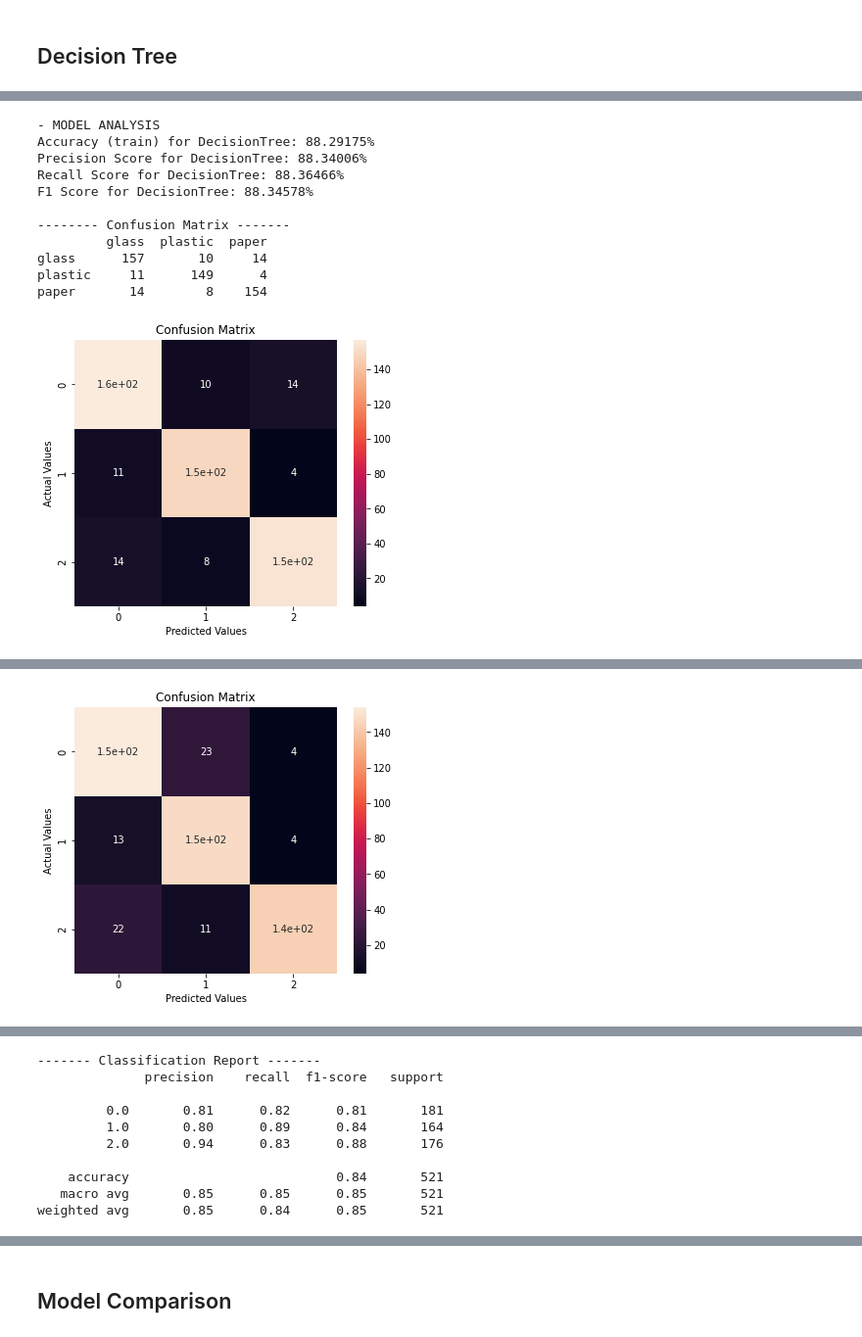
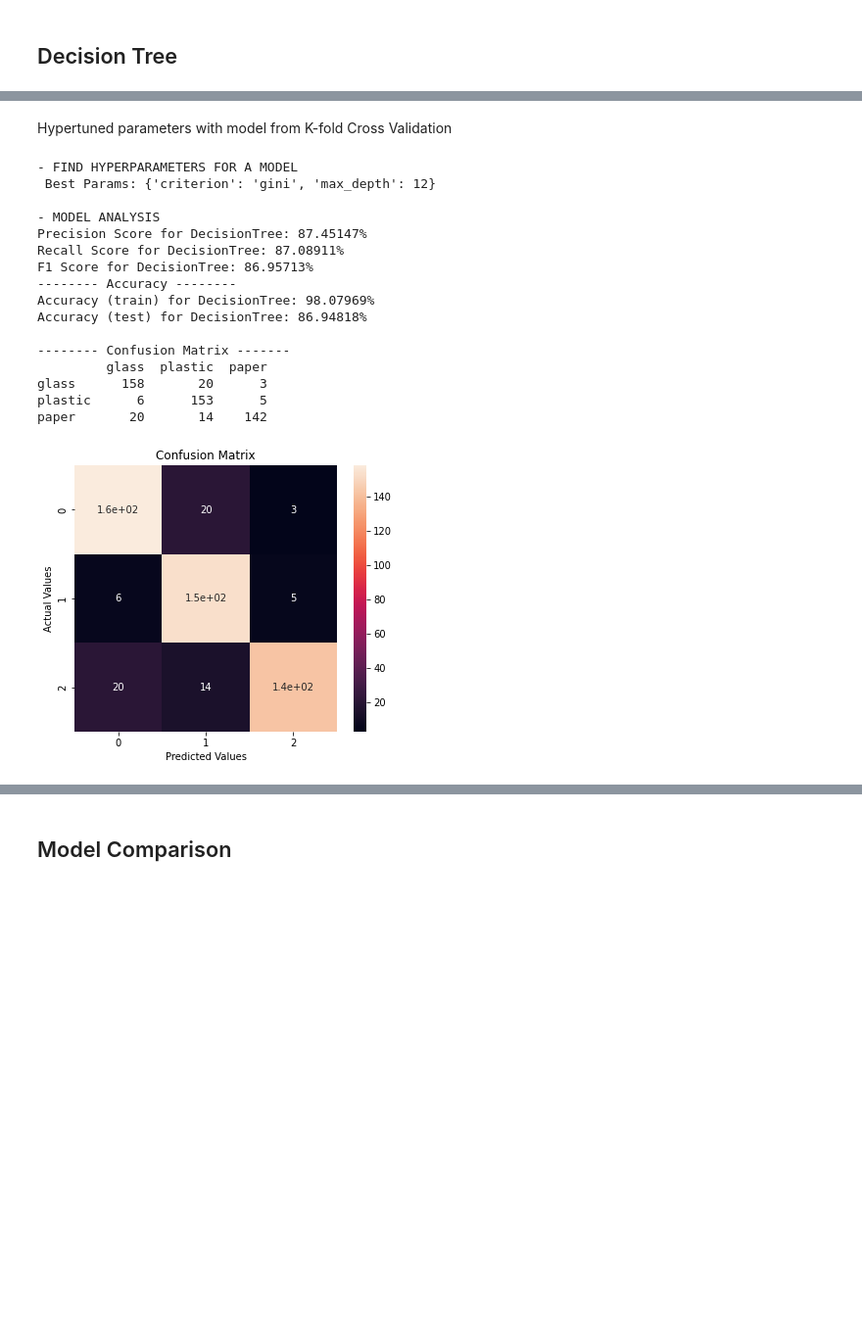
Before and after one commit to pedromonteiro01/garbage_classification, a Jupyter notebook: project/main.ipynb, the cells around one changed output, grey strips where cells are left out. Shown at 98% size. Cells and saved outputs as stored; diff of their text form; code cells hidden in the pictures; blank space fills up the shorter version.

```diff
--- a/project/main.ipynb
+++ b/project/main.ipynb
@@ -366,0 +452,13 @@ weighted avg       0.77      0.77      0.77       521
+# %%
+mlp_parameters = {
+    'hidden_layer_sizes': [(30,), (40,)],
+    'max_iter': [100, 200],
+    'activation': ['relu', 'logistic'],
+    'solver': ['adam'],
+    'alpha': [0.3, 0.5, 0.8],
+    'learning_rate': ['constant', 'adaptative'],
+}
+
+hyper_mlp_parameters = hyperparameters(kfmodel, mlp_parameters , X_train, y_train)
+kfmodel.set_params(**hyper_mlp_parameters)
+model_train(kfmodel,'NN Hypertuned parameters', X_train, y_train, X_test, y_test)
@@ -404,0 +545,3 @@ weighted avg       0.94      0.94      0.94       521
+# %%
+kfmodel = kfold(model, 5, X_train, y_train)
+model_train(kfmodel,'RFC K-fold Cross Validation', X_train, y_train, X_test, y_test)
@@ -404,0 +577,11 @@ weighted avg       0.94      0.94      0.94       521
+# %%
+rfc_parameters = [{
+    'max_features': ['auto', 'sqrt', 'log2'],
+    'criterion' :['gini', 'entropy'],
+    'min_samples_leaf': [2, 10, 30],
+    'n_estimators': [100, 350, 500]
+}]
+
+hyper_rfc_parameters = hyperparameters(kfmodel, rfc_parameters , X_train, y_train)
+kfmodel.set_params(**hyper_rfc_parameters)
+model_train(kfmodel,'RFC Hypertuned pa  rameters', X_train, y_train, X_test, y_test)
@@ -406,0 +651,3 @@ weighted avg       0.94      0.94      0.94       521
+# %%
+kfmodel = kfold(model, 5, X_train, y_train)
+model_train(kfmodel,'DecisionTree', X_train, y_train, X_test, y_test)
@@ -407,29 +681,29 @@ weighted avg       0.94      0.94      0.94       521
+# %% [markdown]
+Hypertuned parameters with model from K-fold Cross Validation
 # %%
-model = DecisionTreeClassifier()
+dt_parameters = [{'criterion': ['gini', 'entropy'], 'max_depth': [2,4,6,8,10,12]}]
+hyper_dt_parameters = hyperparameters(kfmodel, dt_parameters , X_train, y_train)
 
-model_train(model, 'DecisionTree', X_train, y_train, X_test, y_test)
-
-dt_parameters = {'criterion': ['gini', 'entropy'], 'max_depth': [2,4,6,8,10,12]}
-
-hyper_dt_parameters = hyperparameters(model, dt_parameters , X_train, y_train)
-model.set_params(**hyper_dt_parameters)
-model_train(model,'DecisionTree', X_train, y_train, X_test, y_test)
-
-kfmodel = kfold(model, 5, X_train, y_train)
+kfmodel.set_params(**hyper_dt_parameters)
 model_train(kfmodel,'DecisionTree', X_train, y_train, X_test, y_test)
 # %% [output]
+- FIND HYPERPARAMETERS FOR A MODEL
+ Best Params: {'criterion': 'gini', 'max_depth': 12}
+
 - MODEL ANALYSIS
-Accuracy (train) for DecisionTree: 88.29175%
-Precision Score for DecisionTree: 88.34006%
-Recall Score for DecisionTree: 88.36466%
-F1 Score for DecisionTree: 88.34578%
+Precision Score for DecisionTree: 87.45147%
+Recall Score for DecisionTree: 87.08911%
+F1 Score for DecisionTree: 86.95713%
+-------- Accuracy --------
+Accuracy (train) for DecisionTree: 98.07969%
+Accuracy (test) for DecisionTree: 86.94818%
 
 -------- Confusion Matrix -------
          glass  plastic  paper
-glass      157       10     14
-plastic     11      149      4
-paper       14        8    154
+glass      158       20      3
+plastic      6      153      5
+paper       20       14    142
-[figure, old version]
+[figure, new version]
 ------- Classification Report -------
               precision    recall  f1-score   support
 
@@ -450 +716,0 @@ paper       22       11    143
-[figure, removed]
@@ -469,10 +716,0 @@ paper       21        9    146
-------- Classification Report -------
-              precision    recall  f1-score   support
-
-         0.0       0.81      0.82      0.81       181
-         1.0       0.80      0.89      0.84       164
-         2.0       0.94      0.83      0.88       176
-
-    accuracy                           0.84       521
-   macro avg       0.85      0.85      0.85       521
-weighted avg       0.85      0.84      0.85       521
```
Also changed, not shown: parts of 43 cells of this notebook.
